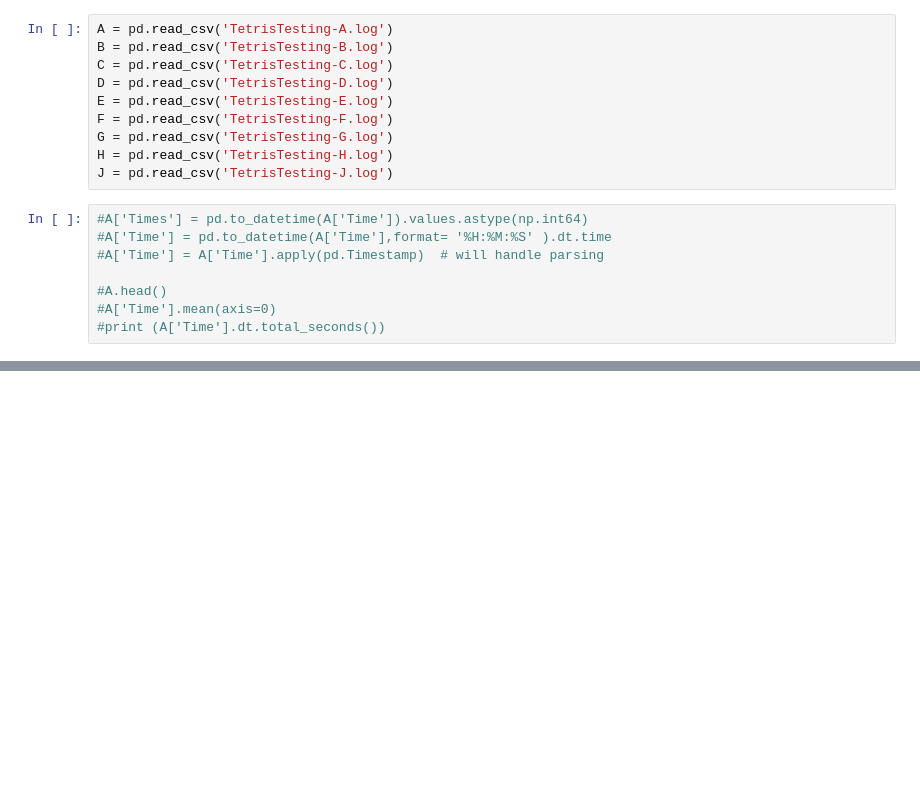
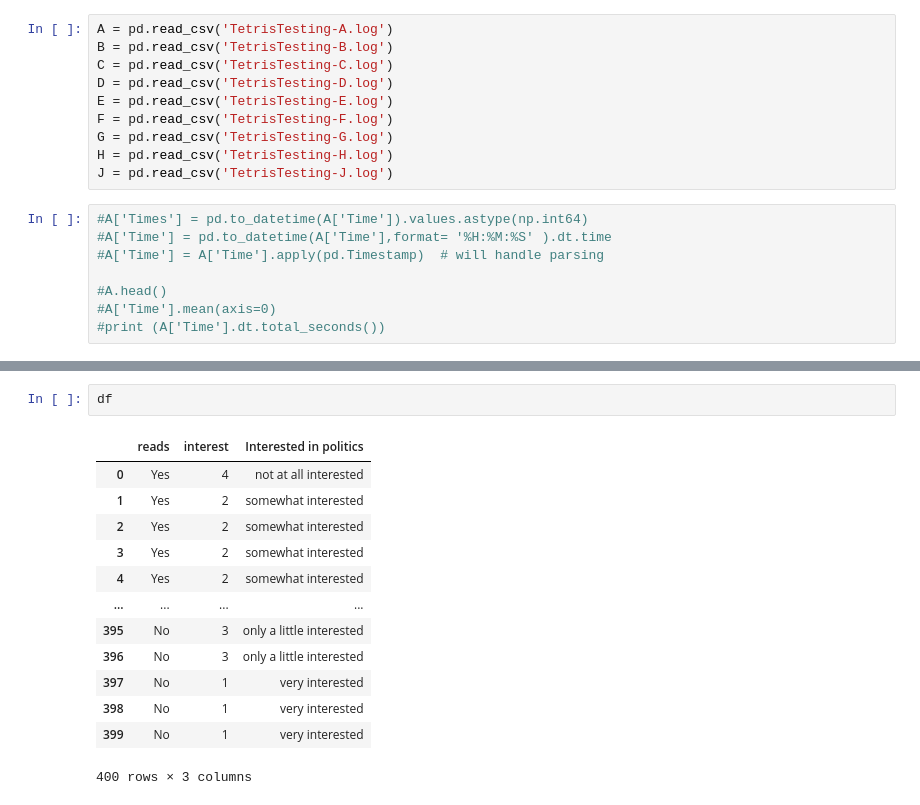
Before and after one commit to MarcHerdman/Tetris, a Jupyter notebook: Untitled.ipynb, the cells around one changed output, grey strips where cells are left out. Drawn from its saved outputs; the diff is of its cells as text; blank space fills up the shorter version.

```diff
--- a/Untitled.ipynb
+++ b/Untitled.ipynb
@@ -98,0 +104,16 @@ plt.savefig('votehist.png', transparent=True)
+# %%
+df
+# %% [output]
+|  | reads | interest | Interested in politics |
+| 0 | Yes | 4 | not at all interested |
+| 1 | Yes | 2 | somewhat interested |
+| 2 | Yes | 2 | somewhat interested |
+| 3 | Yes | 2 | somewhat interested |
+| 4 | Yes | 2 | somewhat interested |
+| ... | ... | ... | ... |
+| 395 | No | 3 | only a little interested |
+| 396 | No | 3 | only a little interested |
+| 397 | No | 1 | very interested |
+| 398 | No | 1 | very interested |
+| 399 | No | 1 | very interested |
+400 rows × 3 columns
```
Also changed, not shown: parts of 8 cells of this notebook, 2 other files.
